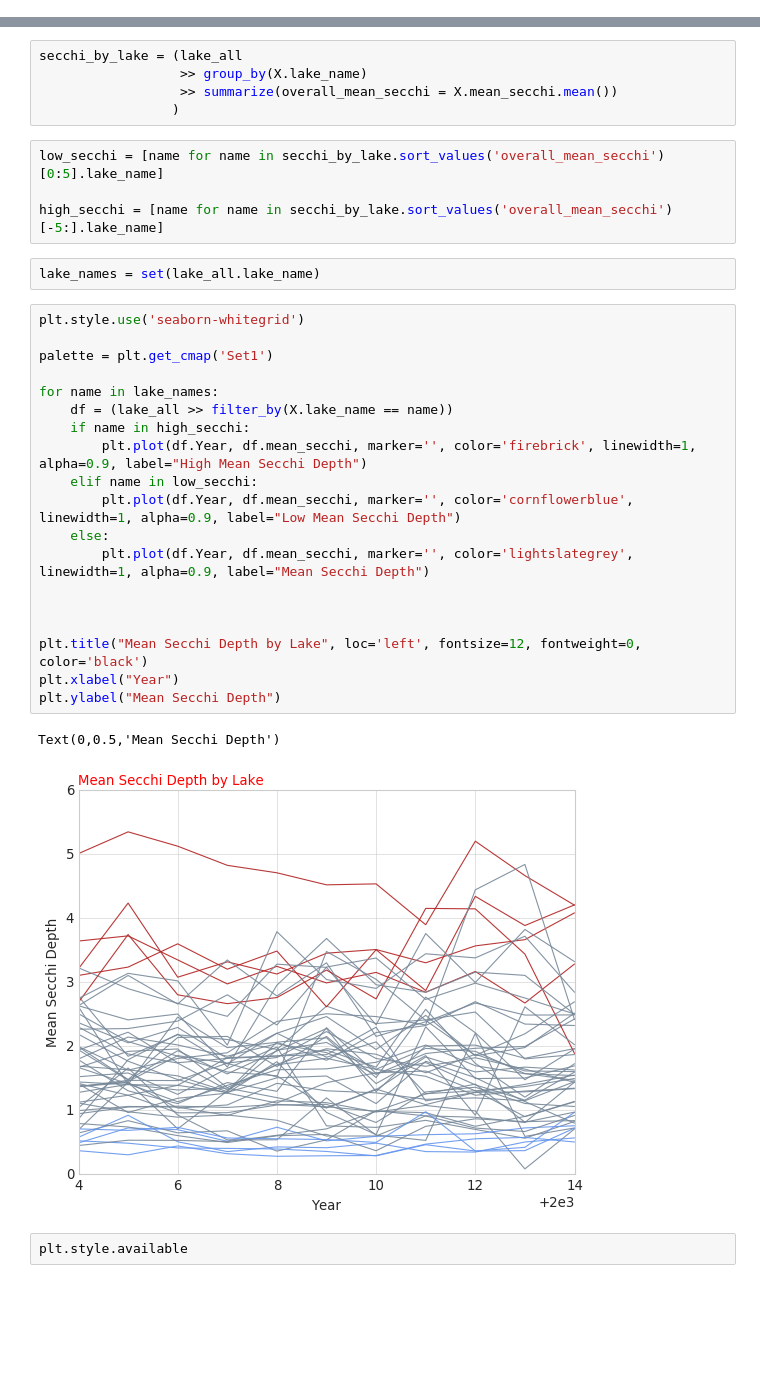
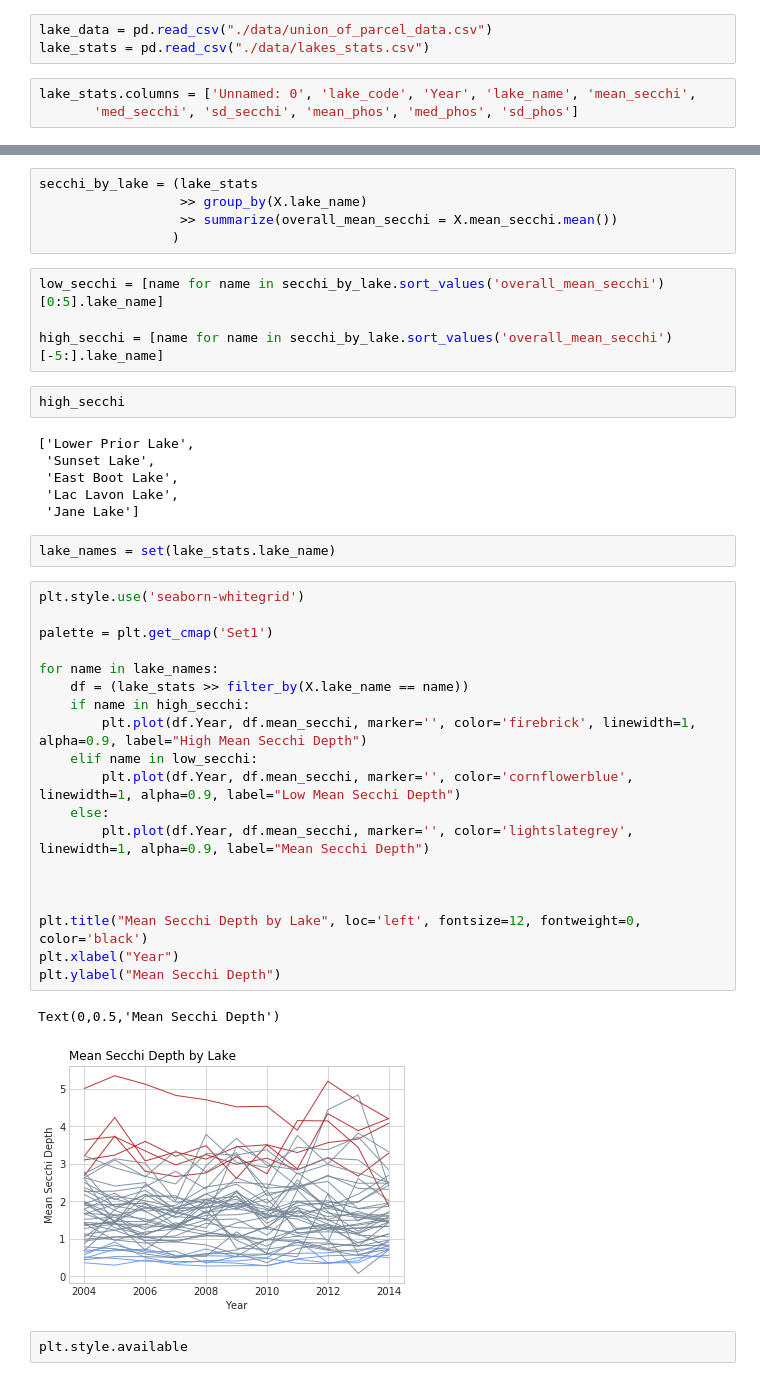
Before and after one commit to SMiertschin/DSCI430, a Jupyter notebook: Final_project_SM.ipynb, the cells around one changed output, grey strips where cells are left out. Cells and saved outputs as stored; diff of their text form; blank space fills up the shorter version.

```diff
--- a/Final_project_SM.ipynb
+++ b/Final_project_SM.ipynb
@@ -12,4 +12,10 @@ import matplotlib.pyplot as plt
 import numpy as np
 # %%
 from project_raw_pd_parcel_types import common_parcel_types
+# %%
+lake_data = pd.read_csv("./data/union_of_parcel_data.csv")
+lake_stats = pd.read_csv("./data/lakes_stats.csv")
+# %%
+lake_stats.columns = ['Unnamed: 0', 'lake_code', 'Year', 'lake_name', 'mean_secchi',
+       'med_secchi', 'sd_secchi', 'mean_phos', 'med_phos', 'sd_phos']
 # %% [markdown]
@@ -49,7 +48,7 @@ Index(['Unnamed: 0', 'Unnamed: 0_x', 'ACRES_DEED', 'ACRES_POLY', 'AGPRE_ENRD',
        'med_phos', 'sd_phos'],
       dtype='object')
 # %%
-secchi_by_lake = (lake_all
+secchi_by_lake = (lake_stats
                   >> group_by(X.lake_name)
                   >> summarize(overall_mean_secchi = X.mean_secchi.mean())
                  )
@@ -57,30 +56,38 @@ secchi_by_lake = (lake_all
 low_secchi = [name for name in secchi_by_lake.sort_values('overall_mean_secchi')[0:5].lake_name]
 
 high_secchi = [name for name in secchi_by_lake.sort_values('overall_mean_secchi')[-5:].lake_name]
+# %%
+high_secchi
+# %% [output]
+['Lower Prior Lake',
+ 'Sunset Lake',
+ 'East Boot Lake',
+ 'Lac Lavon Lake',
+ 'Jane Lake']
 # %%
-lake_names = set(lake_all.lake_name)
+lake_names = set(lake_stats.lake_name)
 # %%
 plt.style.use('seaborn-whitegrid')
 
 palette = plt.get_cmap('Set1')
 
 for name in lake_names:
-    df = (lake_all >> filter_by(X.lake_name == name))
+    df = (lake_stats >> filter_by(X.lake_name == name))
     if name in high_secchi:
         plt.plot(df.Year, df.mean_secchi, marker='', color='firebrick', linewidth=1, alpha=0.9, label="High Mean Secchi Depth")
     elif name in low_secchi:
         plt.plot(df.Year, df.mean_secchi, marker='', color='cornflowerblue', linewidth=1, alpha=0.9, label="Low Mean Secchi Depth")
     else:
         plt.plot(df.Year, df.mean_secchi, marker='', color='lightslategrey', linewidth=1, alpha=0.9, label="Mean Secchi Depth")
 
 
 
 plt.title("Mean Secchi Depth by Lake", loc='left', fontsize=12, fontweight=0, color='black')
 plt.xlabel("Year")
 plt.ylabel("Mean Secchi Depth")
 # %% [output]
 Text(0,0.5,'Mean Secchi Depth')
-[figure, old version]
+[figure, new version]
 # %%
 plt.style.available
 # %% [output]
```
Also changed, not shown: parts of 9 cells of this notebook, 1 other file.
